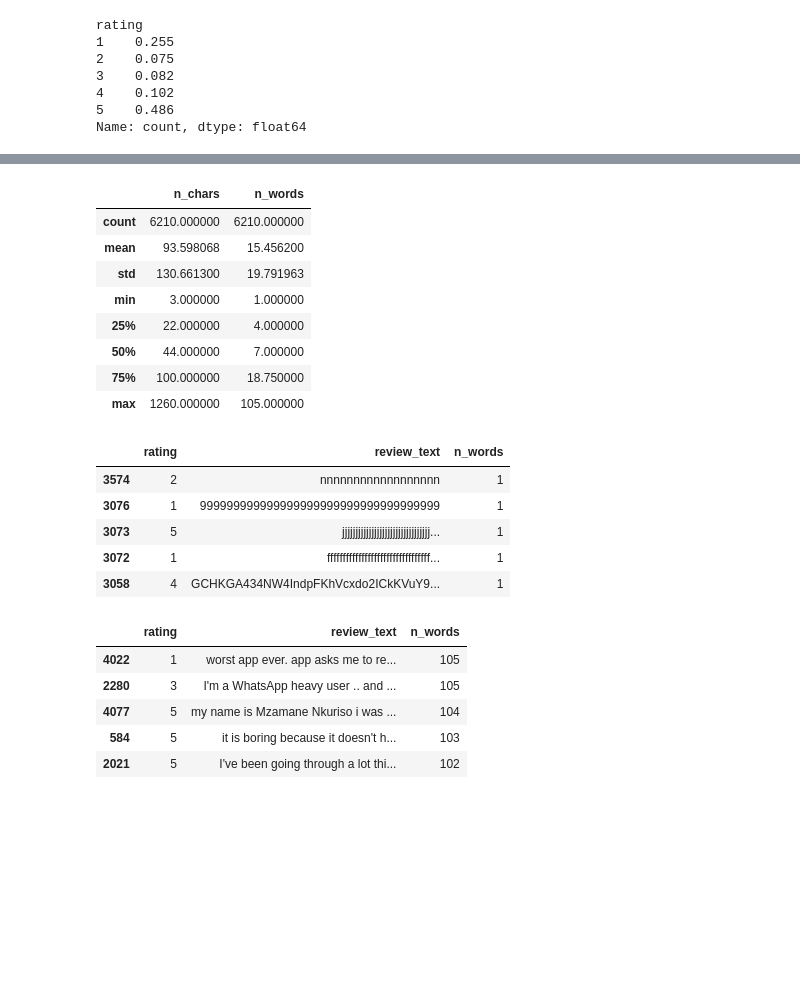
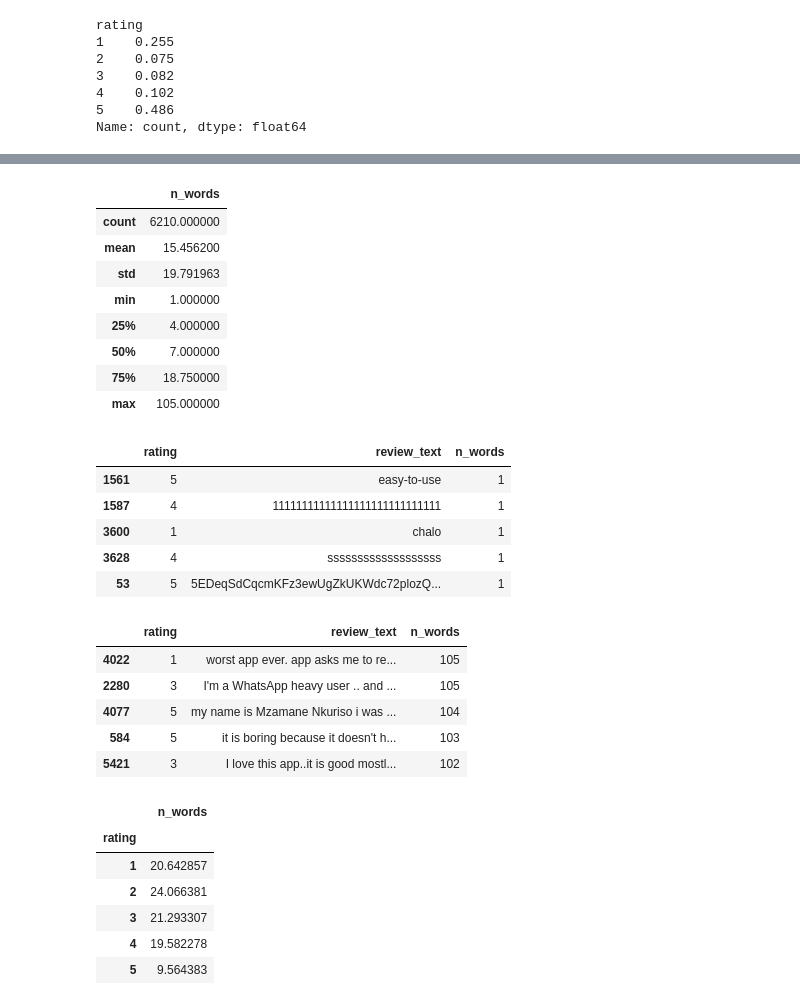
Before and after one commit to TordH95/Semesteroppgave, a Jupyter notebook: project.ipynb, the cells around one changed output, grey strips where cells are left out. Saved outputs shown, nothing was run; the diff lists cells and outputs as text; code cells hidden in the pictures; blank space fills up the shorter version.

```diff
--- a/project.ipynb
+++ b/project.ipynb
@@ -17,0 +1,24 @@ df.head(10)
+# %%
+import pandas as pd
+from sklearn.feature_extraction.text import ENGLISH_STOP_WORDS
+import matplotlib.pyplot as plt
+from sklearn.model_selection import train_test_split
+from sklearn.feature_extraction.text import TfidfVectorizer
+from sklearn.compose import ColumnTransformer
+from sklearn.feature_extraction.text import CountVectorizer
+from sklearn.pipeline import Pipeline
+from sklearn.metrics import accuracy_score, classification_report
+from sklearn.metrics import ConfusionMatrixDisplay, confusion_matrix
+from sklearn.linear_model import LogisticRegression
+from sklearn.svm import LinearSVC
+from sklearn.naive_bayes import MultinomialNB
+
+
+
+from hjelpefunskjoner import is_garbage
+from hjelpefunskjoner import map_sentiment
+
+
+path = "data/reviews.csv"
+df = pd.read_csv(path)
+df.head(10)
@@ -61,10 +80,9 @@ review_date    0
 helpful        0
 dtype: int64
 # %%
-import matplotlib.pyplot as plt
 
-df['review_length'] = df['review_text'].str.len()
-df['review_length'].hist(bins=50)
+
+df['review_text'].str.len().hist(bins=50)
 
 plt.xlabel('Review Length')
 plt.ylabel('Frequency')
@@ -75,4 +123,4 @@ Text(0.5, 1.0, 'Distribution of Review Lengths')
 # %%
 # Fjerner kolonner som ikke har noen påvirkning på vurderingen til brukere
-#df.drop(columns=["review_id", "review_date", "helpful"], inplace=True)
-#   df.head(10)
+df.drop(columns=["review_id", "review_date", "helpful"], inplace=True)
+df.head(10)
@@ -99,33 +161,46 @@ Name: count, dtype: float64
 # %%
 text = df["review_text"].astype(str)
 
-df["n_chars"] = text.str.len()
+# Antall ord i hver anmeldelse
 df["n_words"] = text.str.split().str.len()
 
-display(df[["n_chars","n_words"]].describe())
+# Beskrivende statistikk for antall ord
+display(df[["n_words"]].describe())
 
 # Se noen veldig korte/lange
 display(df.sort_values("n_words").head(5)[["rating","review_text","n_words"]])
 display(df.sort_values("n_words", ascending=False).head(5)[["rating","review_text","n_words"]])
+
+# Mean per rating
+display(
+    df.groupby("rating")[["n_words"]].mean()
+)
 # %% [output]
-|  | n_chars | n_words |
-| count | 6210.000000 | 6210.000000 |
-| mean | 93.598068 | 15.456200 |
-| std | 130.661300 | 19.791963 |
-| min | 3.000000 | 1.000000 |
-| 25% | 22.000000 | 4.000000 |
-| 50% | 44.000000 | 7.000000 |
-| 75% | 100.000000 | 18.750000 |
-| max | 1260.000000 | 105.000000 |
+|  | n_words |
+| count | 6210.000000 |
+| mean | 15.456200 |
+| std | 19.791963 |
+| min | 1.000000 |
+| 25% | 4.000000 |
+| 50% | 7.000000 |
+| 75% | 18.750000 |
+| max | 105.000000 |
 |  | rating | review_text | n_words |
-| 3574 | 2 | nnnnnnnnnnnnnnnnnn | 1 |
-| 3076 | 1 | 999999999999999999999999999999999999 | 1 |
-| 3073 | 5 | jjjjjjjjjjjjjjjjjjjjjjjjjjjjjjjjj... | 1 |
-| 3072 | 1 | fffffffffffffffffffffffffffffffff... | 1 |
-| 3058 | 4 | GCHKGA434NW4IndpFKhVcxdo2ICkKVuY9... | 1 |
+| 1561 | 5 | easy-to-use | 1 |
+| 1587 | 4 | 11111111111111111111111111111 | 1 |
+| 3600 | 1 | chalo | 1 |
+| 3628 | 4 | sssssssssssssssssss | 1 |
+| 53 | 5 | 5EDeqSdCqcmKFz3ewUgZkUKWdc72plozQ... | 1 |
 |  | rating | review_text | n_words |
 | 4022 | 1 | worst app ever. app asks me to re... | 105 |
 | 2280 | 3 | I'm a WhatsApp heavy user .. and ... | 105 |
 | 4077 | 5 | my name is Mzamane Nkuriso i was ... | 104 |
 | 584 | 5 | it is boring because it doesn't h... | 103 |
-| 2021 | 5 | I've been going through a lot thi... | 102 |
+| 5421 | 3 | I love this app..it is good mostl... | 102 |
+|  | n_words |
+| rating |  |
+| 1 | 20.642857 |
+| 2 | 24.066381 |
+| 3 | 21.293307 |
+| 4 | 19.582278 |
+| 5 | 9.564383 |
```
Also changed, not shown: parts of 28 cells of this notebook, 1 other file.
